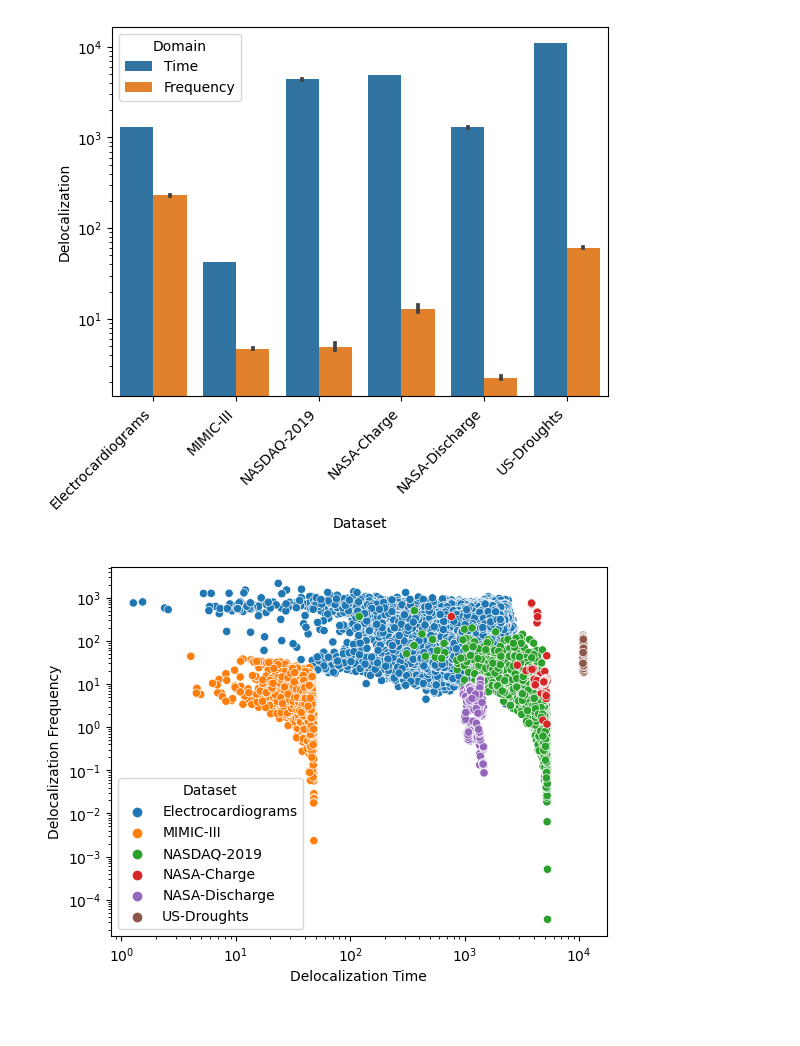
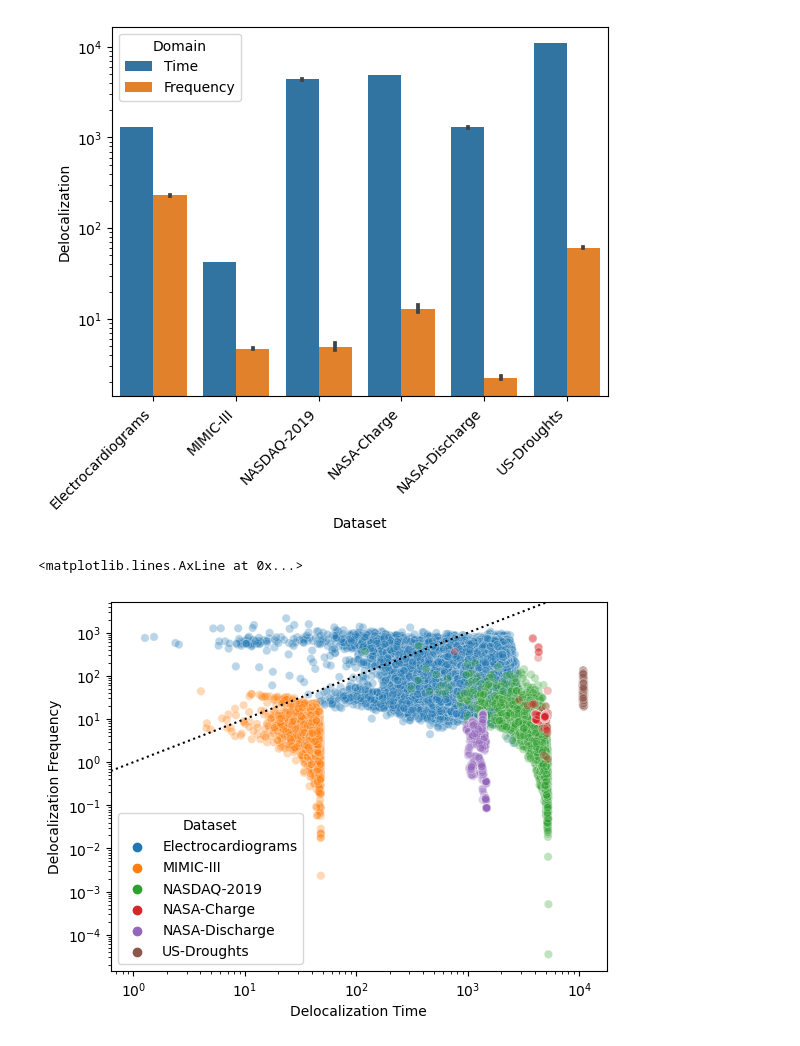
Before and after one commit to JonathanCrabbe/FourierDiffusion, a Jupyter notebook: notebooks/spectral_interpretation.ipynb, the cells around one changed output. Cells and saved outputs as stored; diff of their text form; code cells hidden in the pictures.

```diff
--- a/notebooks/spectral_interpretation.ipynb
+++ b/notebooks/spectral_interpretation.ipynb
@@ -176,8 +176,10 @@ plt.xticks(rotation=45, ha='right')
   Text(5, 0, 'US-Droughts')])
 [figure]
 # %%
-ax = sns.scatterplot(data=localization_joint_df, x="Delocalization Time", y="Delocalization Frequency", hue="Dataset")
+ax = sns.scatterplot(data=localization_joint_df, x="Delocalization Time", y="Delocalization Frequency", hue="Dataset", alpha=0.3)
 ax.set_yscale('log')
 ax.set_xscale('log')
+ax.axline((1, 1),  (10, 10  ), color="black", linestyle=":")
 # %% [output]
+<matplotlib.lines.AxLine at 0x...>
-[figure, old version]
+[figure, new version]
```
Also changed, not shown: parts of 1 cell of this notebook, 1 other file.
